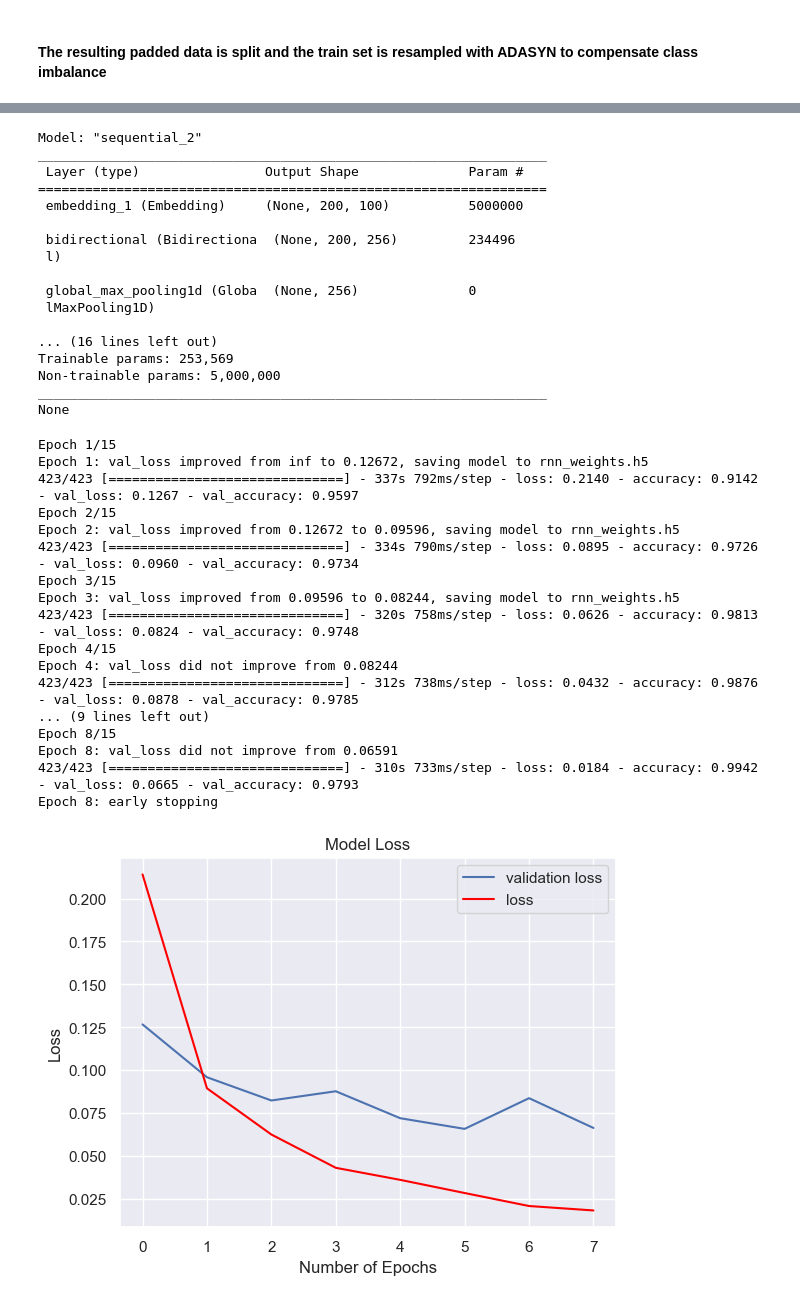
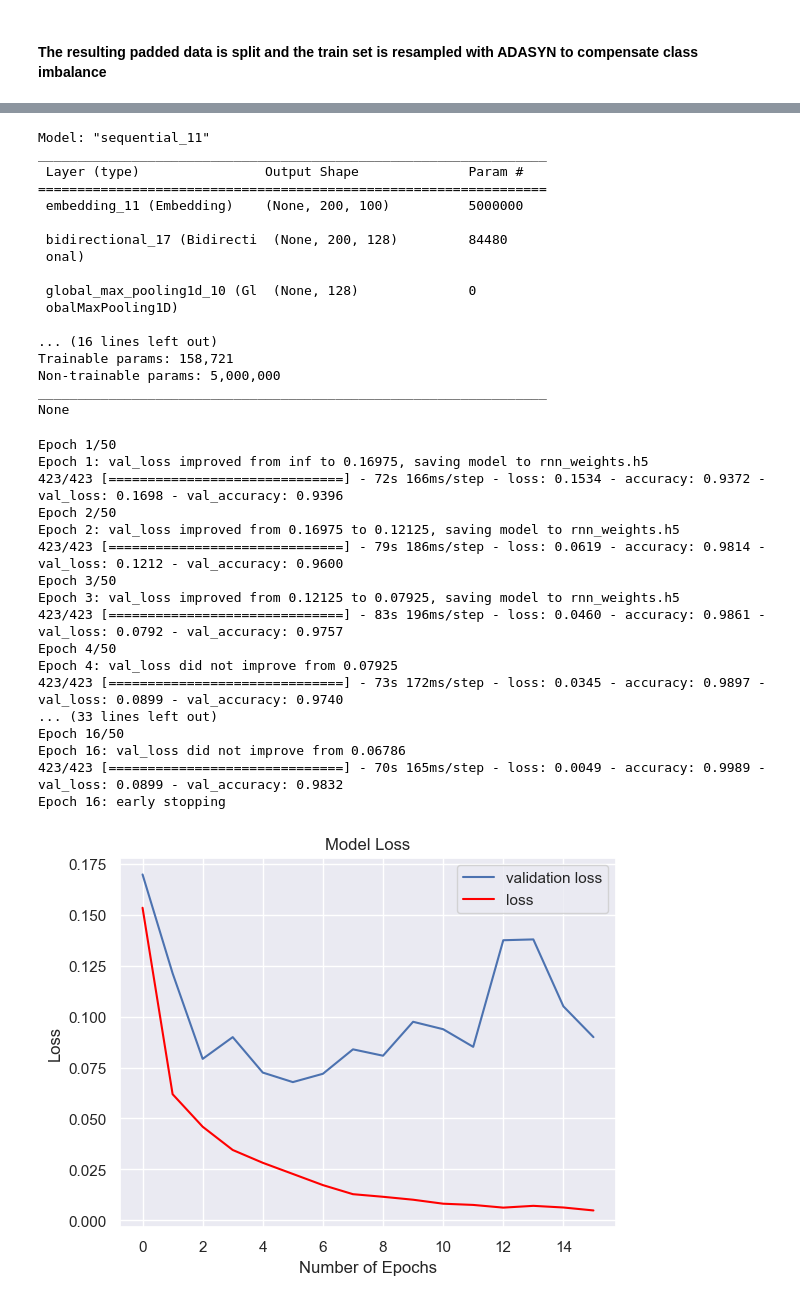
Before and after one commit to edward62740/sc1015-project, a Jupyter notebook: Recurrent Neural Network.ipynb, the cells around one changed output, grey strips where cells are left out. Saved outputs shown, nothing was run; the diff lists cells and outputs as text; code cells hidden in the pictures.

```diff
--- a/Recurrent Neural Network.ipynb
+++ b/Recurrent Neural Network.ipynb
@@ -43,6 +43,7 @@ from tensorflow.keras.layers import LSTM
 from tensorflow.keras.layers import Dense
 from tensorflow.keras.layers import Bidirectional
 from tensorflow.keras.layers import Dropout,Conv1D, MaxPooling1D, GlobalMaxPooling1D
+from keras.regularizers import l2
 from tensorflow.keras.preprocessing.text import one_hot, Tokenizer
 from keras.callbacks import EarlyStopping, ModelCheckpoint
 from keras.preprocessing.text import Tokenizer
@@ -55,6 +56,7 @@ PROJ_DIR = r""
 RANDOM_SPLIT_SEED = 11
 MAX_FEATURES = 50000
 MAX_LEN = 200
+EMBEDDING_DIM = 100
 # %% [markdown]
 #### The pre-processed text is read from csv
 # %%
@@ -113,13 +115,13 @@ X_res, y_res = adasyn.fit_resample(X_train, y_train)
 # %%
 model = Sequential()
 model.add(Embedding(MAX_FEATURES, EMBEDDING_DIM, weights=[embedding_matrix], input_length=MAX_LEN, trainable=False))
-model.add(Bidirectional(LSTM(128,return_sequences=True)))
+model.add(Bidirectional(LSTM(64,return_sequences=True)))
 model.add(GlobalMaxPooling1D())
+model.add(Dense(256, activation='relu'))
+model.add(Dropout(0.3))
+model.add(Dense(128, activation='relu'))
+model.add(Dropout(0.2))
 model.add(Dense(64, activation='relu'))
-model.add(Dropout(0.3))
-model.add(Dense(32, activation='relu'))
-model.add(Dropout(0.2))
-model.add(Dense(16, activation='relu'))
 model.add(Dropout(0.1))
 model.add(Dense(1, activation='sigmoid'))
 model.compile(optimizer='adam',
@@ -127,58 +129,58 @@ model.compile(optimizer='adam',
               metrics=['accuracy'])
 print(model.summary())
 # %% [output]
-Model: "sequential_2"
+Model: "sequential_11"
 _________________________________________________________________
  Layer (type)                Output Shape              Param #
 =================================================================
- embedding_1 (Embedding)     (None, 200, 100)          5000000
+ embedding_11 (Embedding)    (None, 200, 100)          5000000
 
- bidirectional (Bidirectiona  (None, 200, 256)         234496
- l)
+ bidirectional_17 (Bidirecti  (None, 200, 128)         84480
+ onal)
 
- global_max_pooling1d (Globa  (None, 256)              0
- lMaxPooling1D)
+ global_max_pooling1d_10 (Gl  (None, 128)              0
+ obalMaxPooling1D)
 
 ... (16 lines left out)
-Trainable params: 253,569
+Trainable params: 158,721
 Non-trainable params: 5,000,000
 _________________________________________________________________
 None
 # %%
 # Define the callbacks
-early_stop = EarlyStopping(monitor='val_loss', patience=2, verbose=1, mode='min')
+early_stop = EarlyStopping(monitor='val_loss', patience=10, verbose=1, mode='min')
 model_checkpoint = ModelCheckpoint('rnn_weights.h5', save_best_only=True, save_weights_only=True, monitor='val_loss', mode='min', verbose=1)
 
-hist = model.fit(X_res,y_res,validation_data=(X_test,y_test),epochs=15,batch_size=64, callbacks=[early_stop, model_checkpoint])
+hist = model.fit(X_res,y_res,validation_data=(X_test,y_test),epochs=50,batch_size=64, callbacks=[early_stop, model_checkpoint])
 # Load the best model weights
 model.load_weights('rnn_weights.h5')
 
 plt.plot(hist.history['val_loss'], color='b', label="validation loss")
 plt.plot(hist.history['loss'], color='red', label="loss")
 plt.title("Model Loss")
 plt.xlabel("Number of Epochs")
 plt.ylabel("Loss")
 plt.legend()
 plt.show()
 # %% [output]
-Epoch 1/15
-Epoch 1: val_loss improved from inf to 0.12672, saving model to rnn_weights.h5
-423/423 [==============================] - 337s 792ms/step - loss: 0.2140 - accuracy: 0.9142 - val_loss: 0.1267 - val_accuracy: 0.9597
-Epoch 2/15
-Epoch 2: val_loss improved from 0.12672 to 0.09596, saving model to rnn_weights.h5
-423/423 [==============================] - 334s 790ms/step - loss: 0.0895 - accuracy: 0.9726 - val_loss: 0.0960 - val_accuracy: 0.9734
-Epoch 3/15
-Epoch 3: val_loss improved from 0.09596 to 0.08244, saving model to rnn_weights.h5
-423/423 [==============================] - 320s 758ms/step - loss: 0.0626 - accuracy: 0.9813 - val_loss: 0.0824 - val_accuracy: 0.9748
-Epoch 4/15
-Epoch 4: val_loss did not improve from 0.08244
-423/423 [==============================] - 312s 738ms/step - loss: 0.0432 - accuracy: 0.9876 - val_loss: 0.0878 - val_accuracy: 0.9785
-... (9 lines left out)
-Epoch 8/15
-Epoch 8: val_loss did not improve from 0.06591
-423/423 [==============================] - 310s 733ms/step - loss: 0.0184 - accuracy: 0.9942 - val_loss: 0.0665 - val_accuracy: 0.9793
-Epoch 8: early stopping
+Epoch 1/50
+Epoch 1: val_loss improved from inf to 0.16975, saving model to rnn_weights.h5
+423/423 [==============================] - 72s 166ms/step - loss: 0.1534 - accuracy: 0.9372 - val_loss: 0.1698 - val_accuracy: 0.9396
+Epoch 2/50
+Epoch 2: val_loss improved from 0.16975 to 0.12125, saving model to rnn_weights.h5
+423/423 [==============================] - 79s 186ms/step - loss: 0.0619 - accuracy: 0.9814 - val_loss: 0.1212 - val_accuracy: 0.9600
+Epoch 3/50
+Epoch 3: val_loss improved from 0.12125 to 0.07925, saving model to rnn_weights.h5
+423/423 [==============================] - 83s 196ms/step - loss: 0.0460 - accuracy: 0.9861 - val_loss: 0.0792 - val_accuracy: 0.9757
+Epoch 4/50
+Epoch 4: val_loss did not improve from 0.07925
+423/423 [==============================] - 73s 172ms/step - loss: 0.0345 - accuracy: 0.9897 - val_loss: 0.0899 - val_accuracy: 0.9740
+... (33 lines left out)
+Epoch 16/50
+Epoch 16: val_loss did not improve from 0.06786
+423/423 [==============================] - 70s 165ms/step - loss: 0.0049 - accuracy: 0.9989 - val_loss: 0.0899 - val_accuracy: 0.9832
+Epoch 16: early stopping
-[figure, old version]
+[figure, new version]
 # %%
 test_probs = model.predict(X_test, batch_size=64)
 test_preds = (test_probs >= 0.5).astype(int)
```
Also changed, not shown: parts of 12 cells of this notebook, 2 other files.
